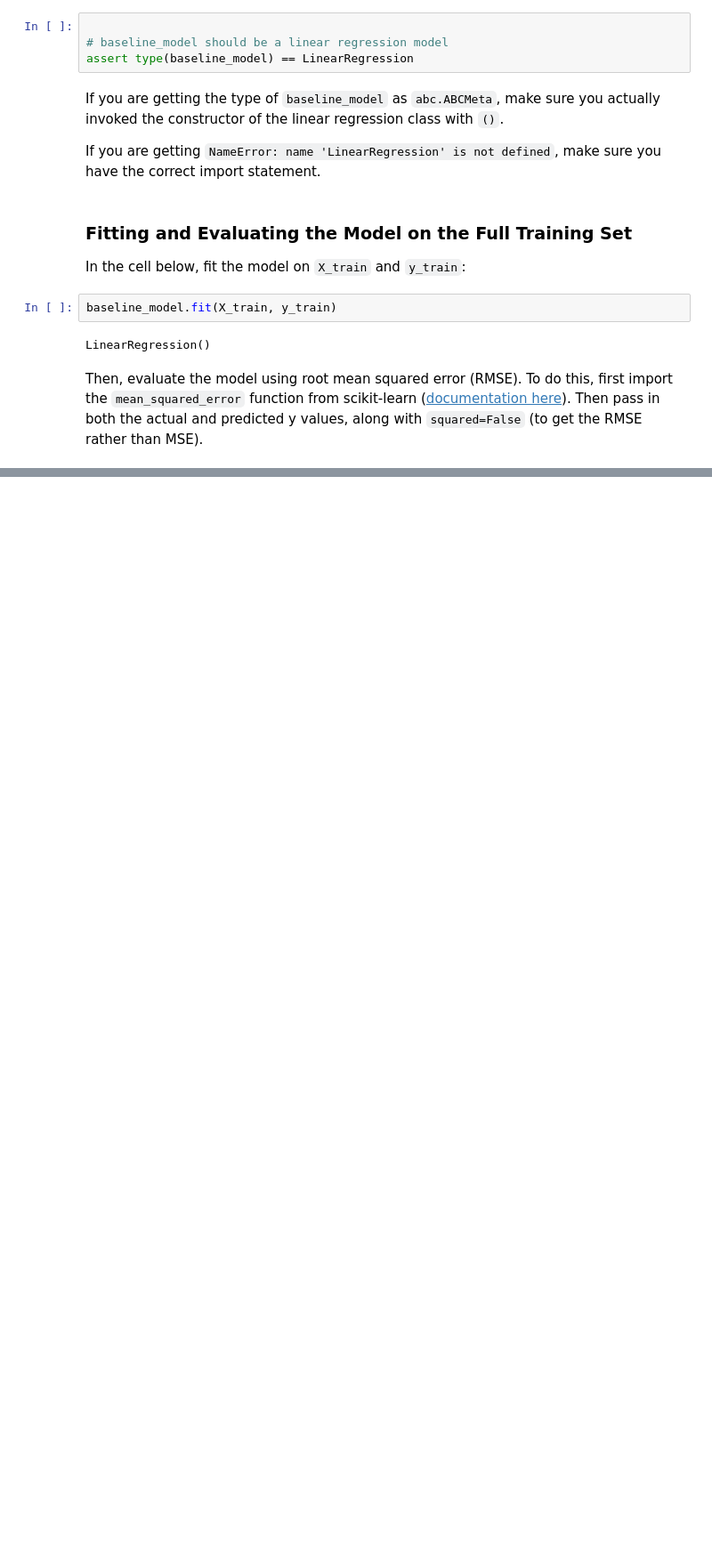
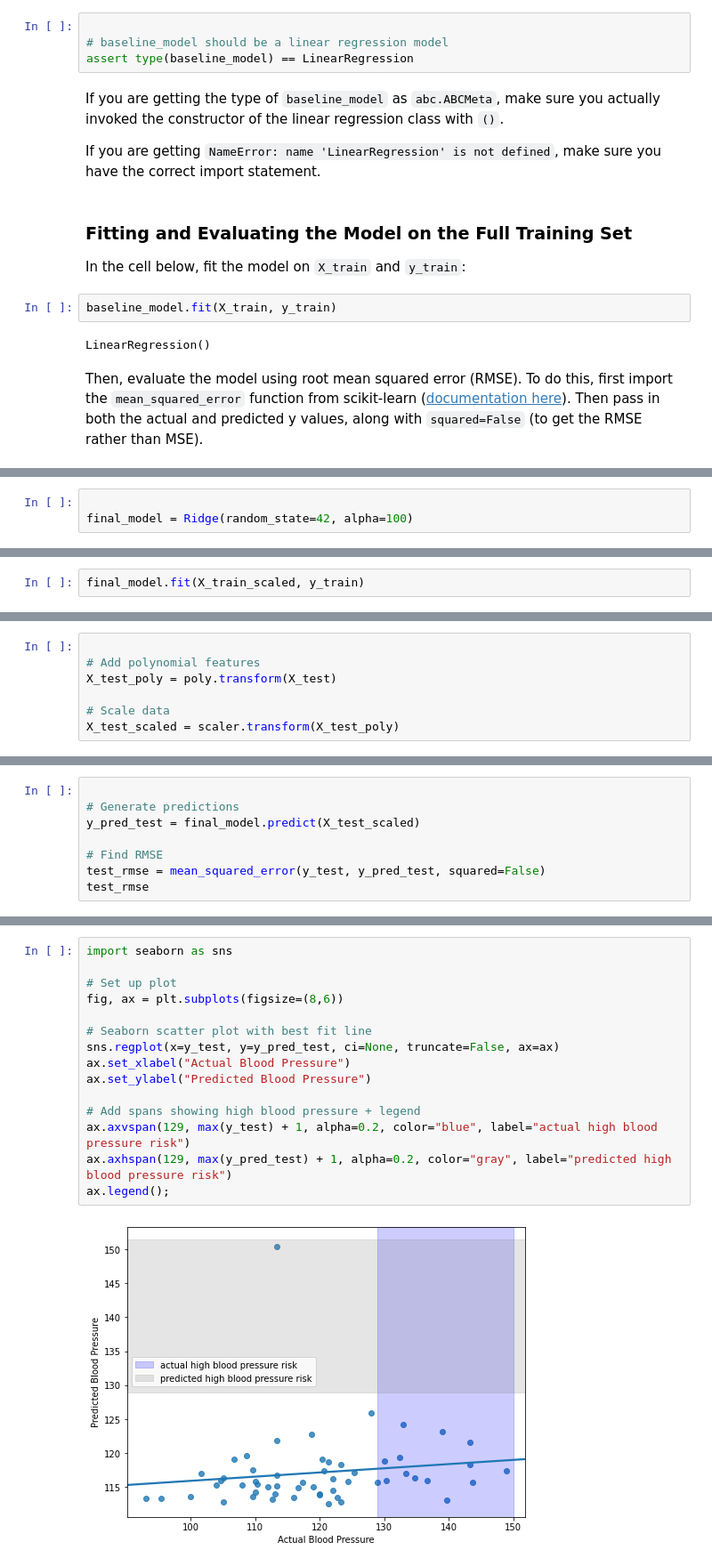
Before and after one commit to zshoorbajee/dsc-ml-fundamentals-lab, a Jupyter notebook: index.ipynb, the cells around one changed output, grey strips where cells are left out. Shown: that part at 89% size. Saved outputs shown, nothing was run; the diff lists cells and outputs as text; blank space fills up the shorter version.

```diff
--- a/index.ipynb
+++ b/index.ipynb
@@ -259,0 +666,3 @@ In the next step, we'll attempt to reduce underfitting by applying some polynomi
+# %%
+
+final_model = Ridge(random_state=42, alpha=100)
@@ -259,0 +673,2 @@ In the next step, we'll attempt to reduce underfitting by applying some polynomi
+# %%
+final_model.fit(X_train_scaled, y_train)
@@ -259,0 +686,7 @@ In the next step, we'll attempt to reduce underfitting by applying some polynomi
+# %%
+
+# Add polynomial features
+X_test_poly = poly.transform(X_test)
+
+# Scale data
+X_test_scaled = scaler.transform(X_test_poly)
@@ -259,0 +702,8 @@ In the next step, we'll attempt to reduce underfitting by applying some polynomi
+# %%
+
+# Generate predictions
+y_pred_test = final_model.predict(X_test_scaled)
+
+# Find RMSE
+test_rmse = mean_squared_error(y_test, y_pred_test, squared=False)
+test_rmse
@@ -259,0 +718,17 @@ In the next step, we'll attempt to reduce underfitting by applying some polynomi
+# %%
+import seaborn as sns
+
+# Set up plot
+fig, ax = plt.subplots(figsize=(8,6))
+
+# Seaborn scatter plot with best fit line
+sns.regplot(x=y_test, y=y_pred_test, ci=None, truncate=False, ax=ax)
+ax.set_xlabel("Actual Blood Pressure")
+ax.set_ylabel("Predicted Blood Pressure")
+
+# Add spans showing high blood pressure + legend
+ax.axvspan(129, max(y_test) + 1, alpha=0.2, color="blue", label="actual high blood pressure risk")
+ax.axhspan(129, max(y_pred_test) + 1, alpha=0.2, color="gray", label="predicted high blood pressure risk")
+ax.legend();
+# %% [output]
+[figure, added]
```
Also changed, not shown: parts of 63 cells of this notebook, 4 other files.
